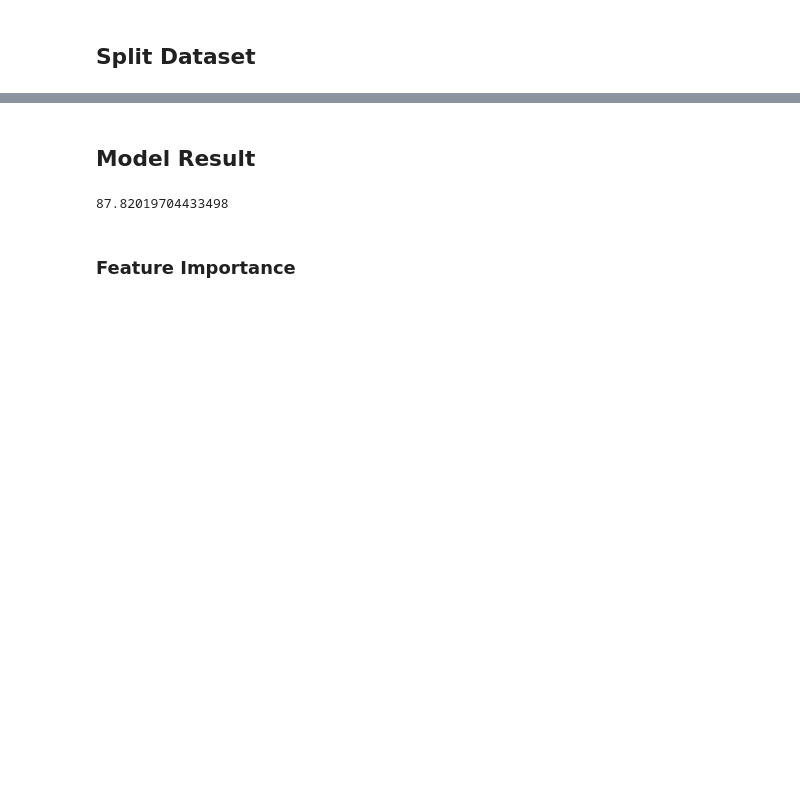
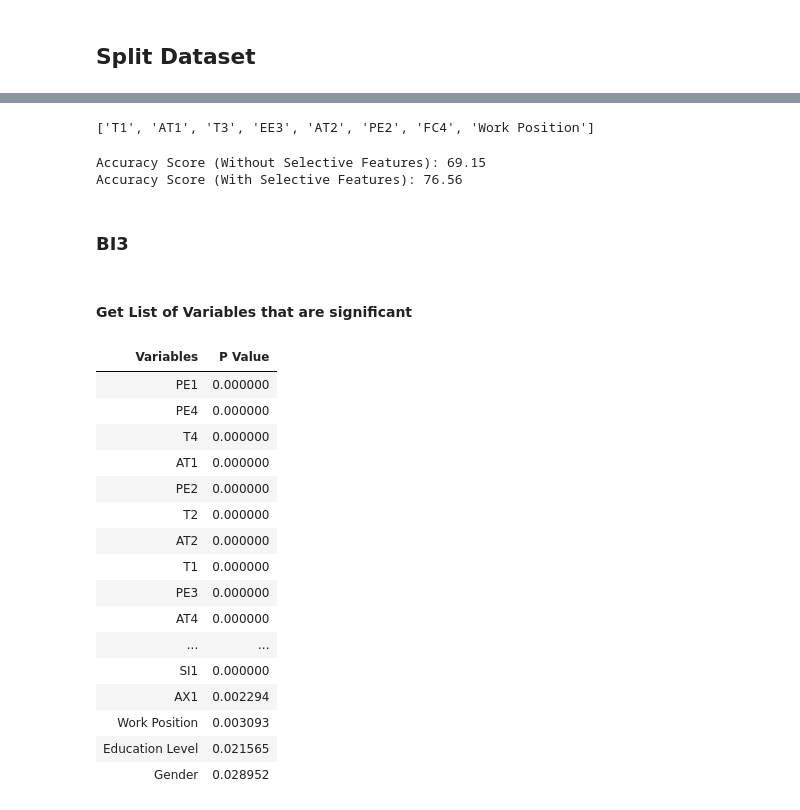
Before and after one commit to Neix20/FYP, a Jupyter notebook: Model Result.ipynb, the cells around one changed output, grey strips where cells are left out. Cells and saved outputs as stored; diff of their text form; code cells hidden in the pictures; blank space fills up the shorter version.

Commit message:
Model Analysis
Used Backward Selection To Select all possible Features

```diff
--- a/Model Result.ipynb
+++ b/Model Result.ipynb
@@ -44,16 +130,70 @@ utaut_fac_df = utaut_fac_df.astype(int)
+# %%
+model = DecisionTreeClassifier()
+
+feature_set = backward_selection(df_X.loc[:, arr_df["Variables"]], df_Y, model, 8)
+
+feature_set
+# %% [output]
+['T1', 'AT1', 'T3', 'EE3', 'AT2', 'PE2', 'FC4', 'Work Position']
+# %%
+model = DecisionTreeClassifier()
+
+acc_score = get_acc_score_kcv(df_X, df_Y, model)
+
+print(f"Accuracy Score (Without Selective Features): {acc_score:.2f}")
+
+acc_score = get_acc_score_kcv(df_X.loc[:, feature_set], df_Y, model)
+
+print(f"Accuracy Score (With Selective Features): {acc_score:.2f}")
+# %% [output]
+Accuracy Score (Without Selective Features): 69.15
+Accuracy Score (With Selective Features): 76.56
+# %% [markdown]
+### BI3
 # %%
 # BI3 as Target Variable
-df_X = utaut_fac_df.drop(["BI3"], axis = 1)
+df_X = pd.DataFrame()
+df_X = pd.concat([df_X, mod_fac_df], axis = 1)
+df_X = pd.concat([df_X, utaut_fac_df.drop(["BI1", "BI2", "BI3", "BI4"], axis = 1)], axis = 1)
 df_Y = utaut_fac_df.loc[:, "BI3"]
-# %% [markdown]
-## Model Result
-# %%
-model = RandomForestClassifier()
-
-acc_score = get_acc_score_kcv(df_X, df_Y, model)
-
-print(acc_score)
-# %% [output]
-87.82019704433498
-# %% [markdown]
-### Feature Importance
+# %% [markdown]
+#### Get List of Variables that are significant
+# %%
+# Correlation Function
+func = spearmanr
+
+arr_list = []
+
+threshold = 0.05
+
+# Get List of P_Values
+for col in df_X.columns:
+    corr, p_val = func(df_X.loc[:, col], df_Y)
+    # Threshold => Only append variables that have a p_value smaller than 0.05
+    if p_val <= threshold:
+        arr_list.append((col, p_val))
+
+# Sort Variables Descending by P_val
+arr_list = sorted(arr_list, key = lambda x : x[1])
+
+arr_df = pd.DataFrame(arr_list, columns = ["Variables", "P Value"])
+
+arr_df.style.hide_index()
+# %% [output]
+| Variables | P Value |
+| PE1 | 0.000000 |
+| PE4 | 0.000000 |
+| T4 | 0.000000 |
+| AT1 | 0.000000 |
+| PE2 | 0.000000 |
+| T2 | 0.000000 |
+| AT2 | 0.000000 |
+| T1 | 0.000000 |
+| PE3 | 0.000000 |
+| AT4 | 0.000000 |
+| ... | ... |
+| SI1 | 0.000000 |
+| AX1 | 0.002294 |
+| Work Position | 0.003093 |
+| Education Level | 0.021565 |
+| Gender | 0.028952 |
```
Also changed, not shown: parts of 26 cells of this notebook, 2 other files.
